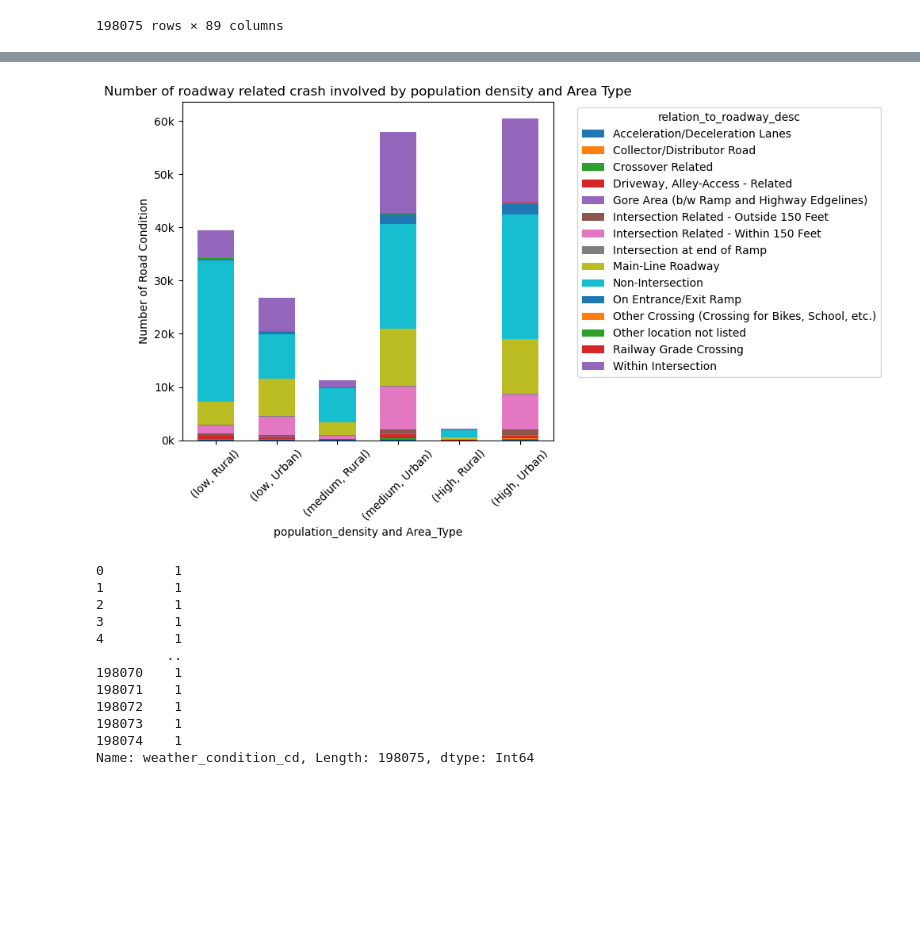
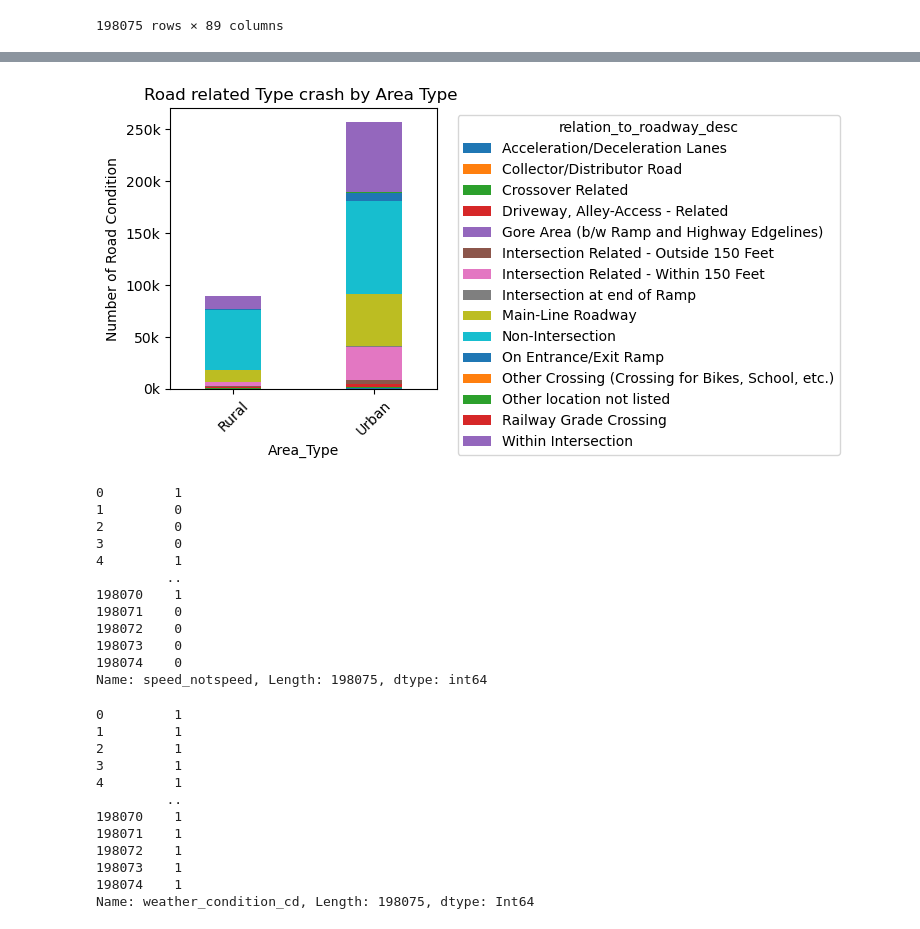
Before and after one commit to Eliab16/VDOT-crash-analysis, a Jupyter notebook: notebooks/VDOT-2.ipynb, the cells around one changed output, grey strips where cells are left out. Drawn from its saved outputs; the diff is of its cells as text; code cells hidden in the pictures; blank space fills up the shorter version.

```diff
--- a/notebooks/VDOT-2.ipynb
+++ b/notebooks/VDOT-2.ipynb
@@ -31,7 +31,7 @@ from matplotlib.ticker import FuncFormatter
 import scipy.stats as stats
 # %%
 with engine.connect() as connection:
-    crash_data = pd.read_sql(text(query), con = connection)
+    crash_data2 = pd.read_sql(text(query), con = connection)
 
-crash_data.head()
+crash_data2.head()
 # %% [output]
@@ -186 +170,3 @@ plt.show()
+# %%
+crash_data2.drop(crash_data2[crash_data2['area_type']==""].index,inplace=True)
 # %%
@@ -203,19 +189,19 @@ plt.show()
 # %%
-merged_data['relation_to_roadway_desc'] = merged_data['relation_to_roadway_desc'].replace('Other location not listed above within an interchange area (median, shoulder , roadside)','Other location not listed')
+crash_data2['relation_to_roadway_desc'] = crash_data2['relation_to_roadway_desc'].replace('Other location not listed above within an interchange area (median, shoulder , roadside)','Other location not listed')
 # %%
-vehicle_data = merged_data.groupby(['population_density','area_type','relation_to_roadway_desc']).size().unstack(level=-1).fillna(0)
+vehicle_data3 = crash_data2.groupby(['area_type','relation_to_roadway_desc']).size().unstack(level=-1).fillna(0)
 # %%
-vehicle_data.plot(kind='bar',stacked=True,figsize=(10,6),width=0.6)
-plt.title('Number of roadway related crash involved by population density and Area Type')
-plt.xlabel('population_density and Area_Type')
+vehicle_data3.plot(kind='bar',stacked=True,figsize=(8,4),width=0.4)
+plt.title('Road related Type crash by Area Type ')
+plt.xlabel('Area_Type')
 plt.ylabel('Number of Road Condition')
 plt.xticks(rotation=45)
 plt.legend(title='relation_to_roadway_desc',
 bbox_to_anchor=(1.05,1),
 loc= 'upper left')
 plt.tight_layout()
 plt.gca().yaxis.set_major_formatter(ticker.FuncFormatter(lambda x,pos:'{0:g}k'.format(x/1000)))
-plt.savefig(format='jpg', fname='road_condition')
+plt.savefig('road_condition.jpg', format='jpg')
 plt.show()
 # %% [output]
-[figure, old version]
+[figure, new version]
@@ -222,3 +210,18 @@ plt.show()
+# %%
+merged_data['speed_notspeed']
+# %% [output]
+0         1
+1         0
+2         0
+3         0
+4         1
+         ..
+198070    1
+198071    0
+198072    0
+198073    0
+198074    0
+Name: speed_notspeed, Length: 198075, dtype: int64
 # %%
 string = ''
 
```
Also changed, not shown: parts of 44 cells of this notebook.
